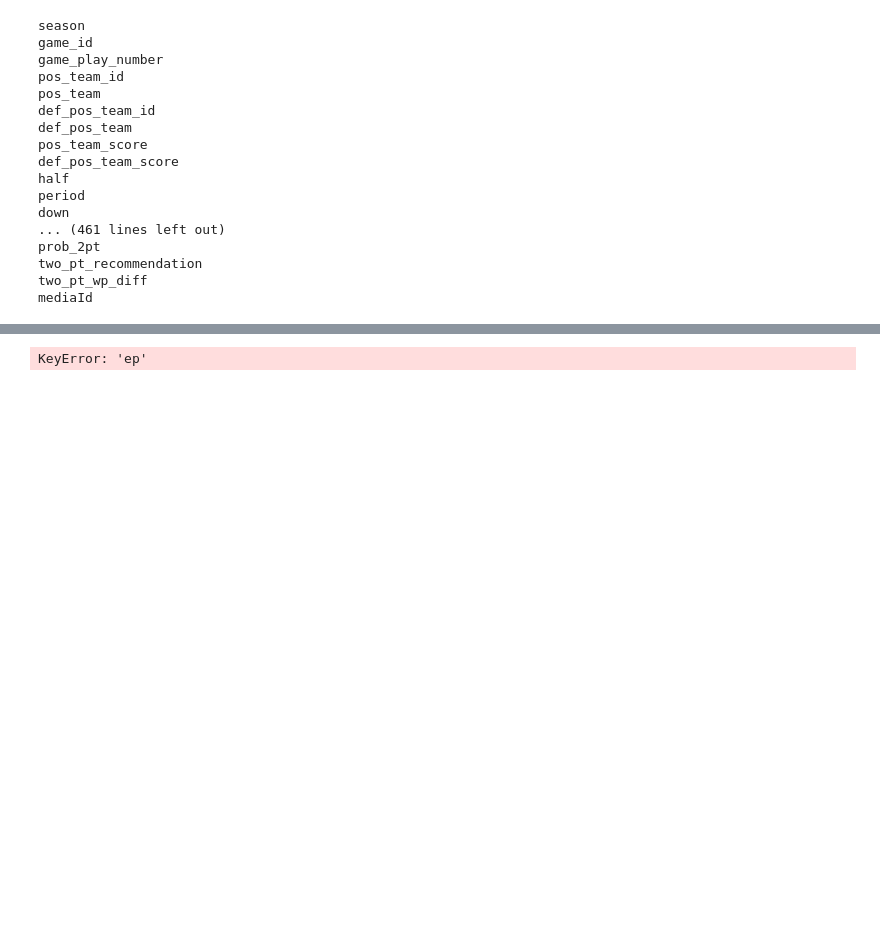
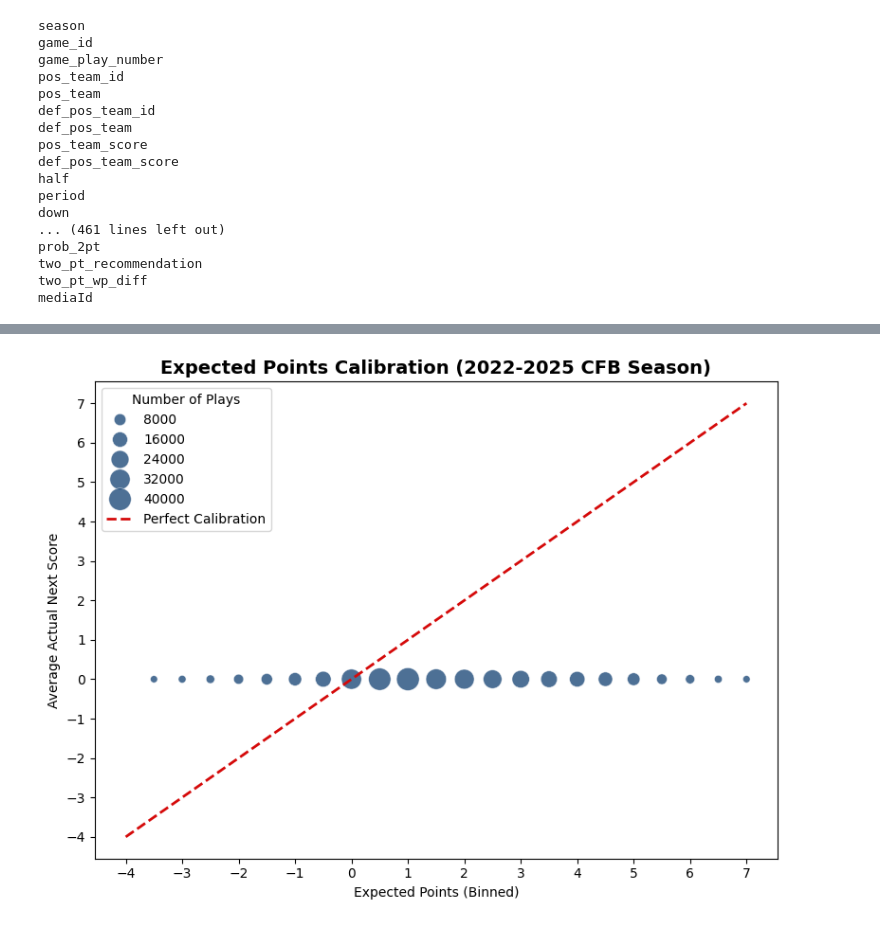
Before and after one commit to ahaze65/SPOA_4001_Homework_2, a Jupyter notebook: HW2_Question_1.ipynb, the cells around one changed output, grey strips where cells are left out. Drawn from its saved outputs; the diff is of its cells as text; code cells hidden in the pictures; blank space fills up the shorter version.

```diff
--- a/HW2_Question_1.ipynb
+++ b/HW2_Question_1.ipynb
@@ -94,13 +94,22 @@ def process_next_score_data(df):
     # Base filtering
     filtered_1 = df[
         (df['seasonType'] == 2) &
-        (df['EPA'].notna()) &
+        (df['touchdown'].notna()) &
+        (df['safety'].notna()) &
+        (df['touchdown'].notna()) &
+        (df['EP_start'].notna()) &
         (df['pos_team'].notna()) &
+        (df['fg_made'].notna()) &
+        (df['homeTeamName'].notna()) &
+        (df['awayTeamName'].notna()) &
+        (df['game_id'].notna()) &
+        (df['half'].notna()) &
+        (df['wp_before'].notna()) &
         (~df['type.text'].isin(['extra_point', 'Two Point Pass', 'Two Point Rush', 'Unknown', 'Defensive 2pt Conversion']))
     ].copy()
 
     # must filter out columns to conserve memory
-    filtered = filtered_1[['game_id','half','fg_made','wp_before','touchdown','pos_team','rush_td','pass_td','homeTeamName', 'awayTeamName','def_pos_team', 'safety']].copy()
+    filtered = filtered_1[['EP_start','game_id','half','fg_made','wp_before','touchdown','pos_team','rush_td','pass_td','homeTeamName', 'awayTeamName','def_pos_team', 'safety']].copy()
 
     # Step A: Identify home scoring events
     def calc_home_score_event(row):
@@ -154,31 +163,31 @@ AttributeError: module 'matplotlib' has no attribute 'get_data_path'
 # %%
-def plot_calibration(df, bin_width=0.5, min_plays=50, title_suffix="2024 NFL Season"):
+def plot_calibration(df, bin_width=0.5, min_plays=50, title_suffix= "2022-2025 CFB Season"):
     df_copy = df.copy()
-    df_copy['ep_bin'] = (df_copy['ep'] / bin_width).round() * bin_width
+    df_copy['ep_bin'] = (df_copy['EP_start'] / bin_width).round() * bin_width
 
     cal_data = df_copy.groupby('ep_bin').agg(
         actual_pts=('pts_next_score', 'mean'),
         plays=('pts_next_score', 'count')
     ).reset_index()
 
     cal_data = cal_data[cal_data['plays'] >= min_plays]
 
     fig, ax = plt.subplots(figsize=(8, 6))
     sns.scatterplot(
         data=cal_data, x='ep_bin', y='actual_pts', size='plays',
         sizes=(30, 300), color='#013369', alpha=0.7, ax=ax
     )
     ax.plot([-4, 7], [-4, 7], linestyle='--', color='#D50A0A', linewidth=2, label='Perfect Calibration')
 
     ax.set_xticks(range(-4, 8))
     ax.set_yticks(range(-4, 8))
     ax.set_title(f"Expected Points Calibration ({title_suffix})", fontweight='bold', fontsize=14)
     ax.set_xlabel("Expected Points (Binned)")
     ax.set_ylabel("Average Actual Next Score")
     ax.legend(title="Number of Plays", loc="upper left")
     plt.tight_layout()
     plt.show()
 
 plot_calibration(pbp_filtered)
 # %% [output]
-KeyError: 'ep'
+[figure, added]
```
Also changed, not shown: parts of 15 cells of this notebook.
